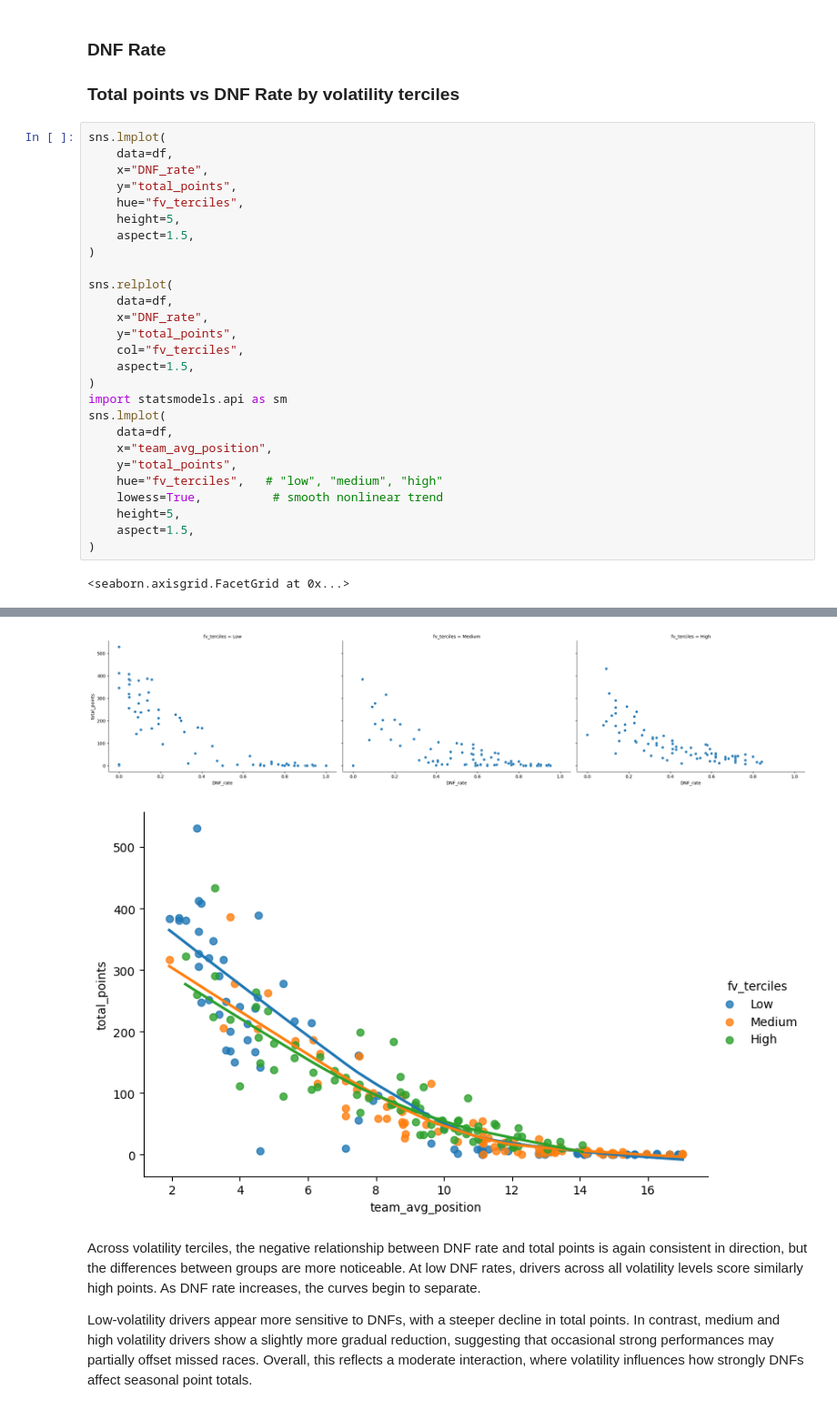
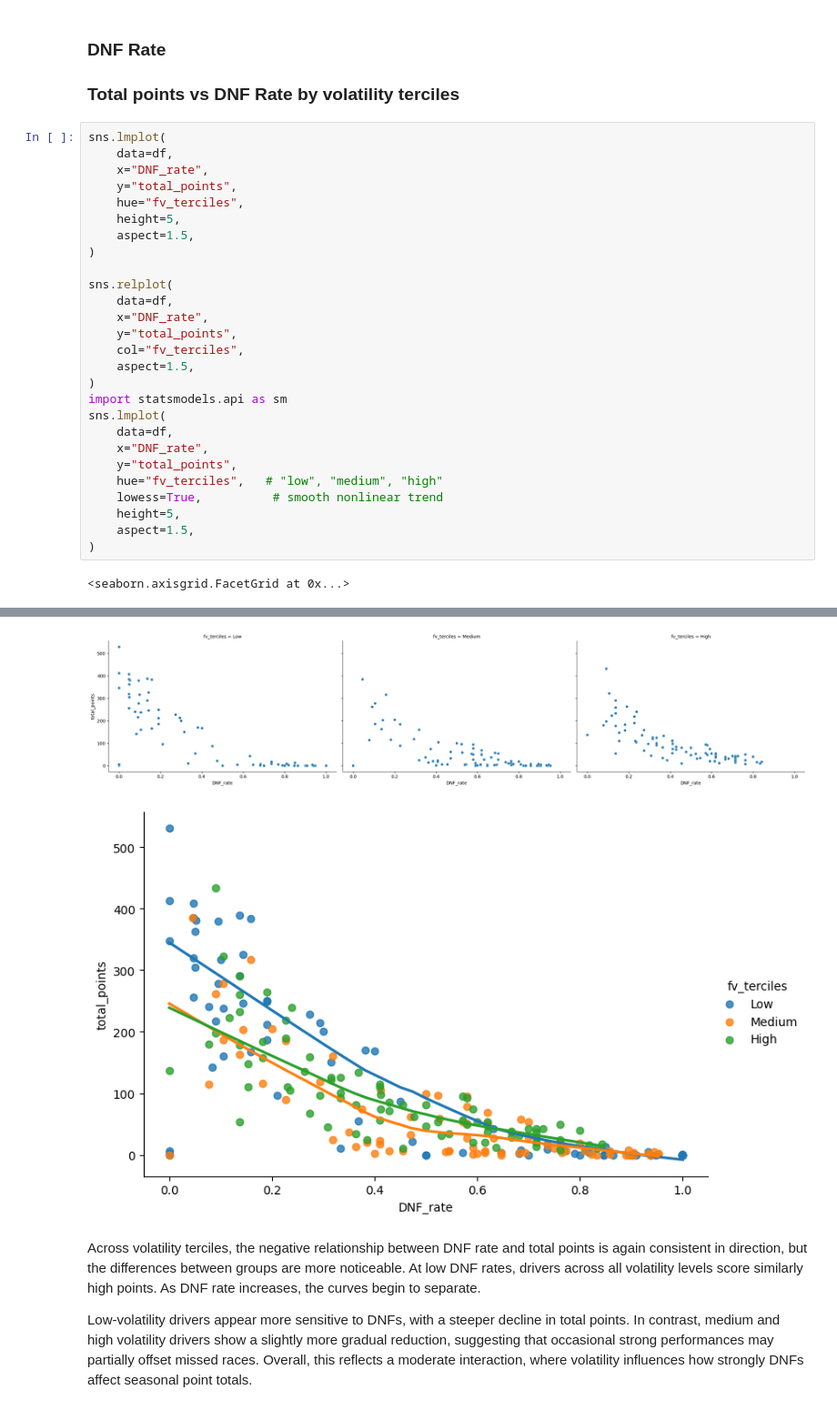
Before and after one commit to viurdaneta/F1, a Jupyter notebook: EDA.ipynb, the cells around one changed output, grey strips where cells are left out. Shown at 91% size. Saved outputs shown, nothing was run; the diff lists cells and outputs as text.

```diff
--- a/EDA.ipynb
+++ b/EDA.ipynb
@@ -846,35 +857,35 @@ Out of the three plots, I believe that the main interaction is for top 10 rate,
 # %%
 sns.lmplot(
     data=df,
     x="DNF_rate",
     y="total_points",
     hue="fv_terciles",
     height=5,
     aspect=1.5,
 )
 
 sns.relplot(
     data=df,
     x="DNF_rate",
     y="total_points",
     col="fv_terciles",
     aspect=1.5,
 )
 import statsmodels.api as sm
 sns.lmplot(
     data=df,
-    x="team_avg_position",
+    x="DNF_rate",
     y="total_points",
     hue="fv_terciles",   # "low", "medium", "high"
     lowess=True,          # smooth nonlinear trend
     height=5,
     aspect=1.5,
 )
 # %% [output]
 <seaborn.axisgrid.FacetGrid at 0x...>
 [figure]
 [figure]
-[figure, old version]
+[figure, new version]
 # %% [markdown]
 Across volatility terciles, the negative relationship between DNF rate and total points is again consistent in direction, but the differences between groups are more noticeable. At low DNF rates, drivers across all volatility levels score similarly high points. As DNF rate increases, the curves begin to separate.
 
```
Also changed, not shown: parts of 17 cells of this notebook, 44 other files.
